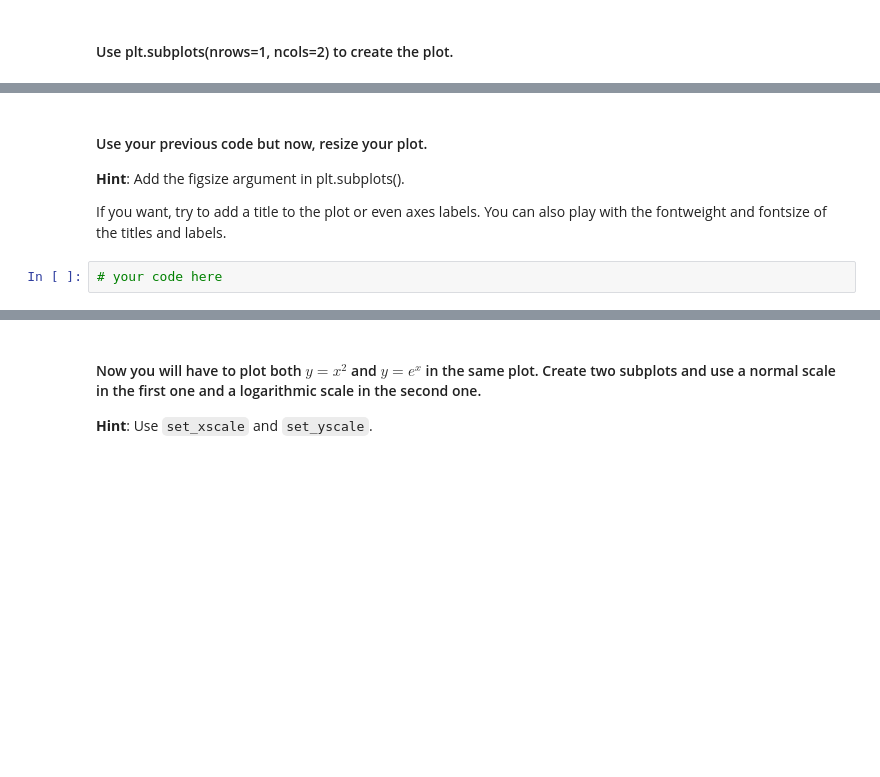
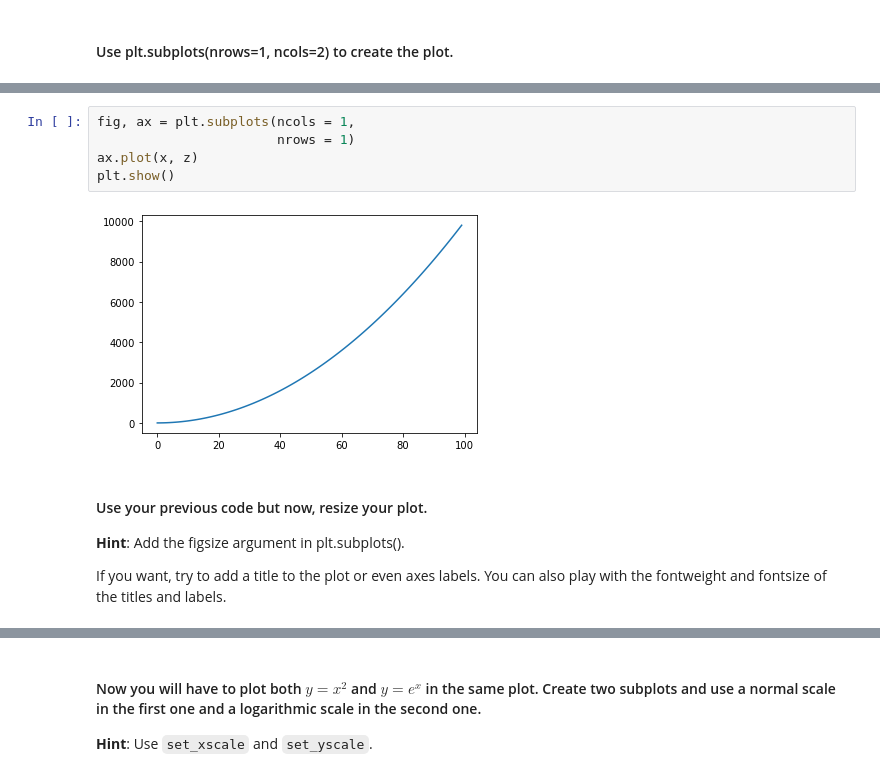
Before and after one commit to anadeondarza/dataptmad0522_labs, a Jupyter notebook: module-2/matplotlib-seaborn/your-code/main.ipynb, the cells around one changed output, grey strips where cells are left out. Cells and saved outputs as stored; diff of their text form; blank space fills up the shorter version.

```diff
--- a/module-2/matplotlib-seaborn/your-code/main.ipynb
+++ b/module-2/matplotlib-seaborn/your-code/main.ipynb
@@ -29,7 +56,12 @@ Also, play around with the linewidth and style. Use the ones you're most happy w
+# %%
+fig, ax = plt.subplots(ncols = 1,
+                       nrows = 1)
+ax.plot(x, z)
+plt.show()
+# %% [output]
+[figure, added]
 # %% [markdown]
 #### Use your previous code but now, resize your plot.
 **Hint**: Add the figsize argument in plt.subplots().
 
 If you want, try to add a title to the plot or even axes labels. You can also play with the fontweight and fontsize of the titles and labels.
-# %%
-# your code here
```
Also changed, not shown: parts of 12 cells of this notebook.
